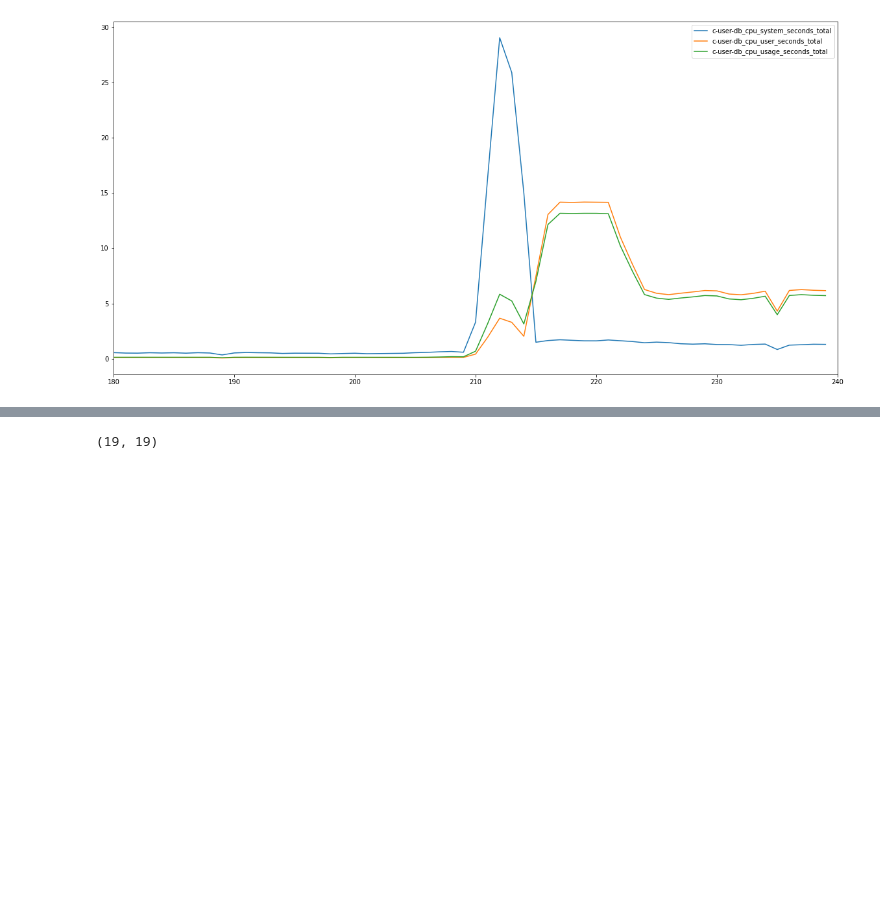
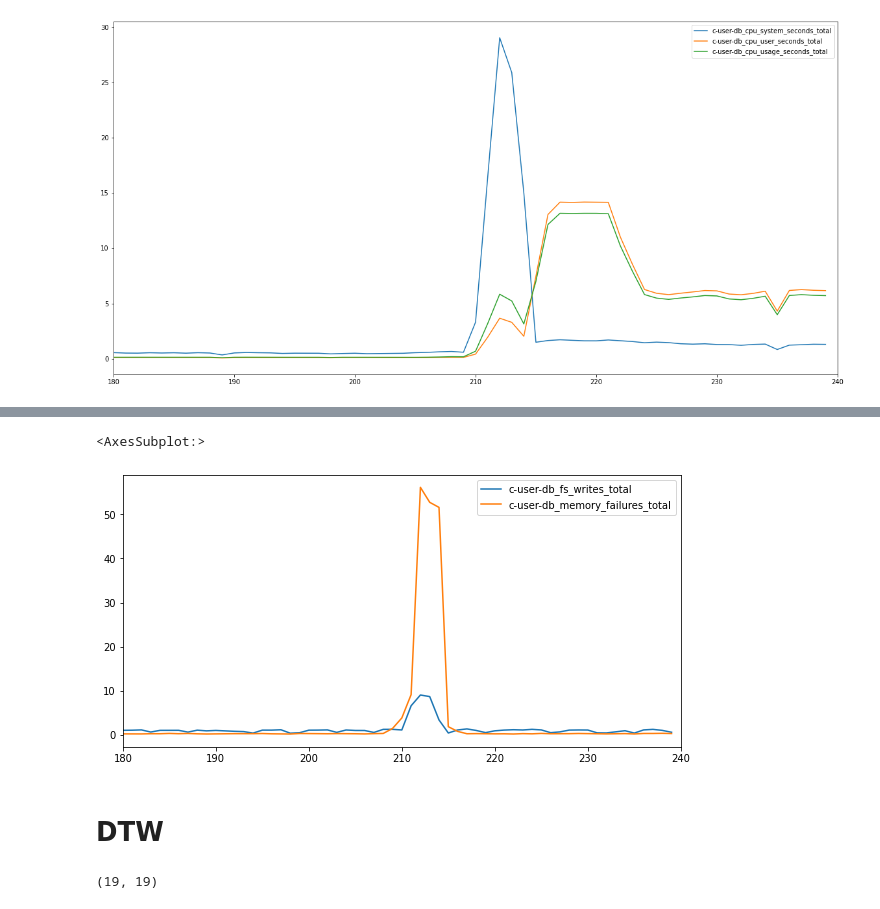
Before and after one commit to microservices-demo/microservices-demo, a Jupyter notebook: causal-discovery/dimension-reduction.ipynb, the cells around one changed output, grey strips where cells are left out. Drawn from its saved outputs; the diff is of its cells as text; code cells hidden in the pictures; blank space fills up the shorter version.

```diff
--- a/causal-discovery/prepocess.ipynb
+++ b/causal-discovery/dimension-reduction.ipynb
@@ -143,3 +261,14 @@ df.plot(figsize=(20, 10), xlim=[180,240])
+# %%
+df = pd.DataFrame()
+mets = ["c-user-db_fs_writes_total", "c-user-db_memory_failures_total"]
+for m in mets:
+    df[m] = normalized_df[m]
+df.plot(figsize=(10, 5), xlim=[180,240])
+# %% [output]
+<AxesSubplot:>
+[figure, added]
+# %% [markdown]
+# DTW
 # %%
 from scipy.spatial.distance import euclidean
 from fastdtw import fastdtw
```
Also changed, not shown: parts of 18 cells of this notebook, 2 other files.
